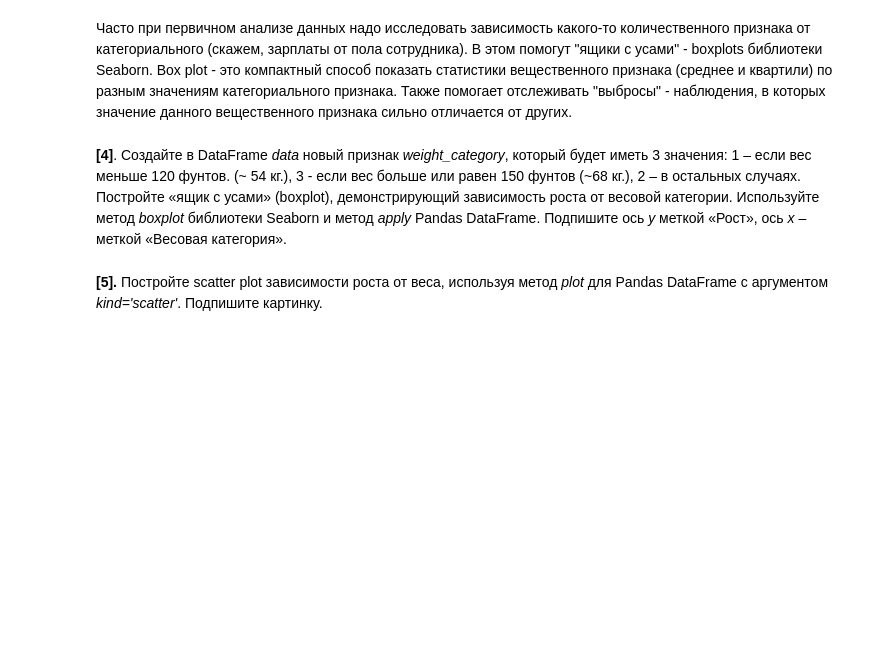
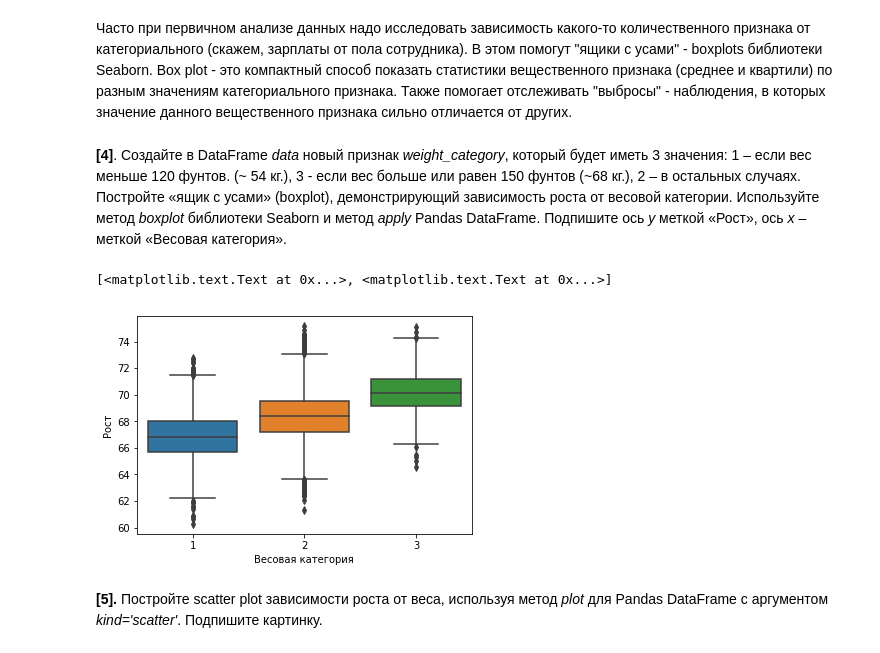
Before and after one commit to chance-comer/coursera_data_analysis_and_ML, a Jupyter notebook: Learn_on_data/_3791dd48ff93b23aff49215d7a9fc9af_peer_review_linreg_height_weight.ipynb, the cells around one changed output. Saved outputs shown, nothing was run; the diff lists cells and outputs as text; code cells hidden in the pictures; blank space fills up the shorter version.

```diff
--- a/Learn_on_data/_3791dd48ff93b23aff49215d7a9fc9af_peer_review_linreg_height_weight.ipynb
+++ b/Learn_on_data/_3791dd48ff93b23aff49215d7a9fc9af_peer_review_linreg_height_weight.ipynb
@@ -87,10 +91,19 @@ data['BMI'] = data.apply(lambda row: make_bmi(row['Height'],
 **[4]**. Создайте в DataFrame *data* новый признак *weight_category*, который будет иметь 3 значения: 1 – если вес меньше 120 фунтов. (~ 54 кг.), 3 - если вес  больше или равен 150 фунтов (~68 кг.), 2 – в остальных случаях. Постройте «ящик с усами» (boxplot), демонстрирующий зависимость роста от весовой категории. Используйте метод *boxplot* библиотеки Seaborn и метод *apply* Pandas DataFrame. Подпишите ось *y* меткой «Рост», ось *x* – меткой «Весовая категория».
 # %%
 def weight_category(weight):
-    pass
+    if weight < 120:
+        return 1
+    elif weight >= 150:
+        return 3
+    else:
+        return 2
     # Ваш код здесь
 
 data['weight_cat'] = data['Weight'].apply(weight_category)
 # Ваш код здесь
+sns.boxplot(x = data['weight_cat'], y = data['Height']).set(xlabel='Весовая категория', ylabel='Рост')
+# %% [output]
+[<matplotlib.text.Text at 0x...>, <matplotlib.text.Text at 0x...>]
+[figure, added]
 # %% [markdown]
 **[5].** Постройте scatter plot зависимости роста от веса, используя метод *plot* для Pandas DataFrame с аргументом *kind='scatter'*. Подпишите картинку.
```
Also changed, not shown: parts of 3 cells of this notebook, 1 other file.
